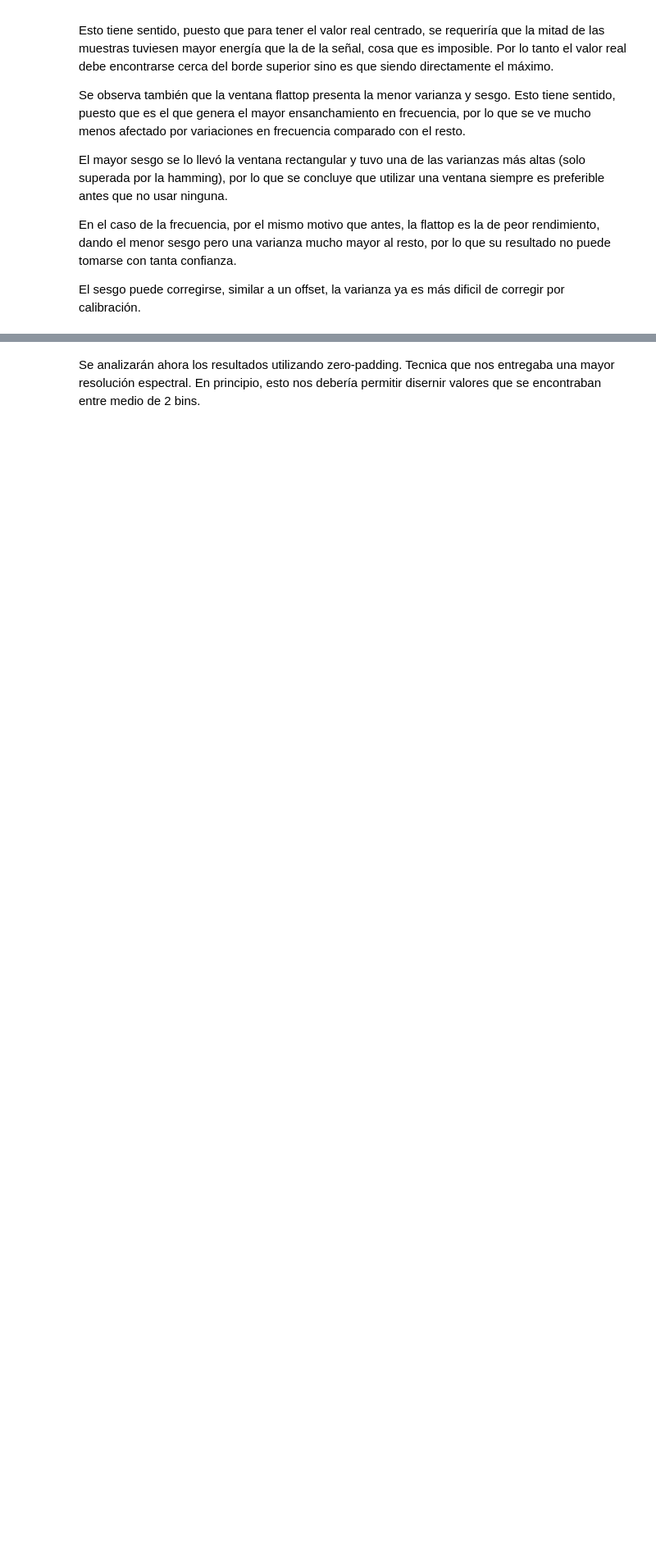
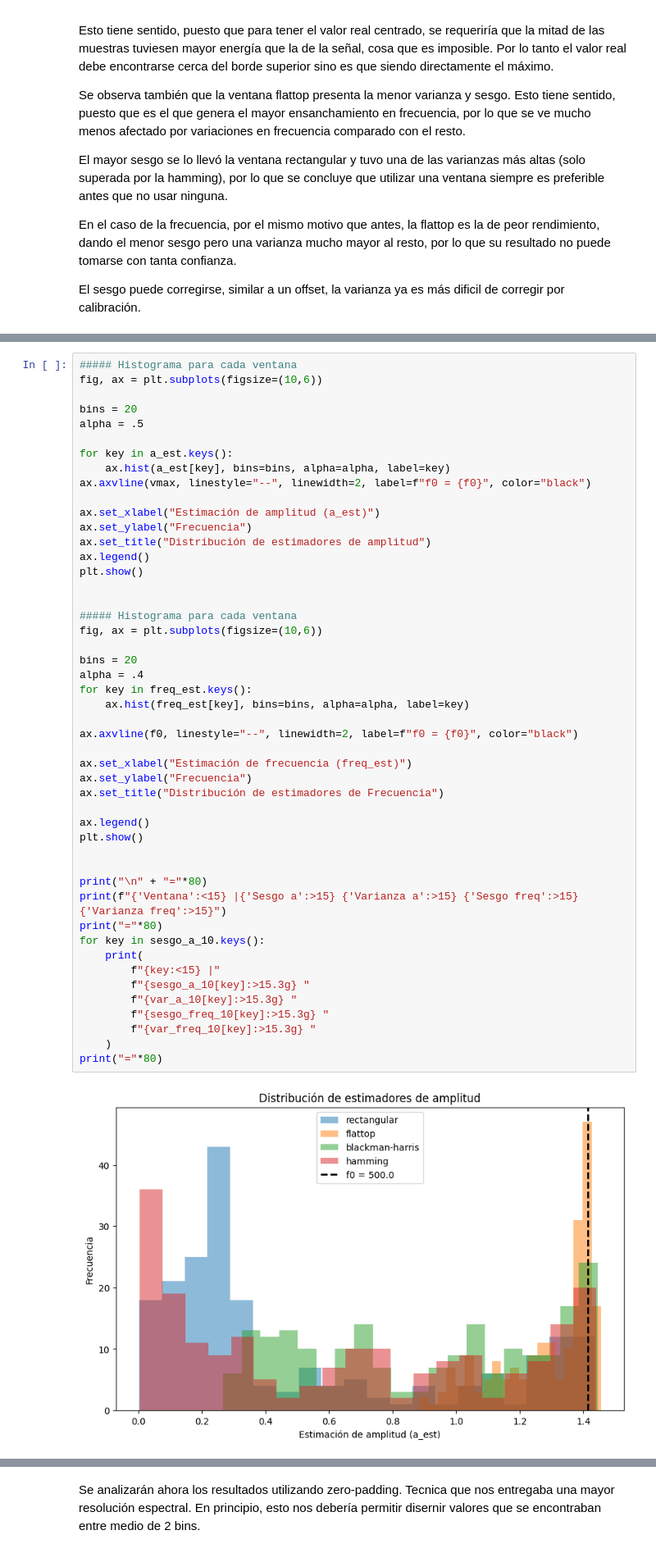
Before and after one commit to agustin-d-martinez/Procesamiento-Digital-de-Se-ales---2026, a Jupyter notebook: TS5/TS5.ipynb, the cells around one changed output, grey strips where cells are left out. Shown at 82% size. Drawn from its saved outputs; the diff is of its cells as text; blank space fills up the shorter version.

```diff
--- a/TS5/TS5.ipynb
+++ b/TS5/TS5.ipynb
@@ -374,0 +391,50 @@ El sesgo puede corregirse, similar a un offset, la varianza ya es más dificil d
+# %%
+##### Histograma para cada ventana
+fig, ax = plt.subplots(figsize=(10,6))
+
+bins = 20
+alpha = .5
+
+for key in a_est.keys():
+    ax.hist(a_est[key], bins=bins, alpha=alpha, label=key)
+ax.axvline(vmax, linestyle="--", linewidth=2, label=f"f0 = {f0}", color="black")
+
+ax.set_xlabel("Estimación de amplitud (a_est)")
+ax.set_ylabel("Frecuencia")
+ax.set_title("Distribución de estimadores de amplitud")
+ax.legend()
+plt.show()
+
+
+##### Histograma para cada ventana
+fig, ax = plt.subplots(figsize=(10,6))
+
+bins = 20
+alpha = .4
+for key in freq_est.keys():
+    ax.hist(freq_est[key], bins=bins, alpha=alpha, label=key)
+
+ax.axvline(f0, linestyle="--", linewidth=2, label=f"f0 = {f0}", color="black")
+
+ax.set_xlabel("Estimación de frecuencia (freq_est)")
+ax.set_ylabel("Frecuencia")
+ax.set_title("Distribución de estimadores de Frecuencia")
+
+ax.legend()
+plt.show()
+
+
+print("\n" + "="*80)
+print(f"{'Ventana':<15} |{'Sesgo a':>15} {'Varianza a':>15} {'Sesgo freq':>15} {'Varianza freq':>15}")
+print("="*80)
+for key in sesgo_a_10.keys():
+    print(
+        f"{key:<15} |"
+        f"{sesgo_a_10[key]:>15.3g} "
+        f"{var_a_10[key]:>15.3g} "
+        f"{sesgo_freq_10[key]:>15.3g} "
+        f"{var_freq_10[key]:>15.3g} "
+    )
+print("="*80)
+# %% [output]
+[figure, added]
```
Also changed, not shown: parts of 12 cells of this notebook.
